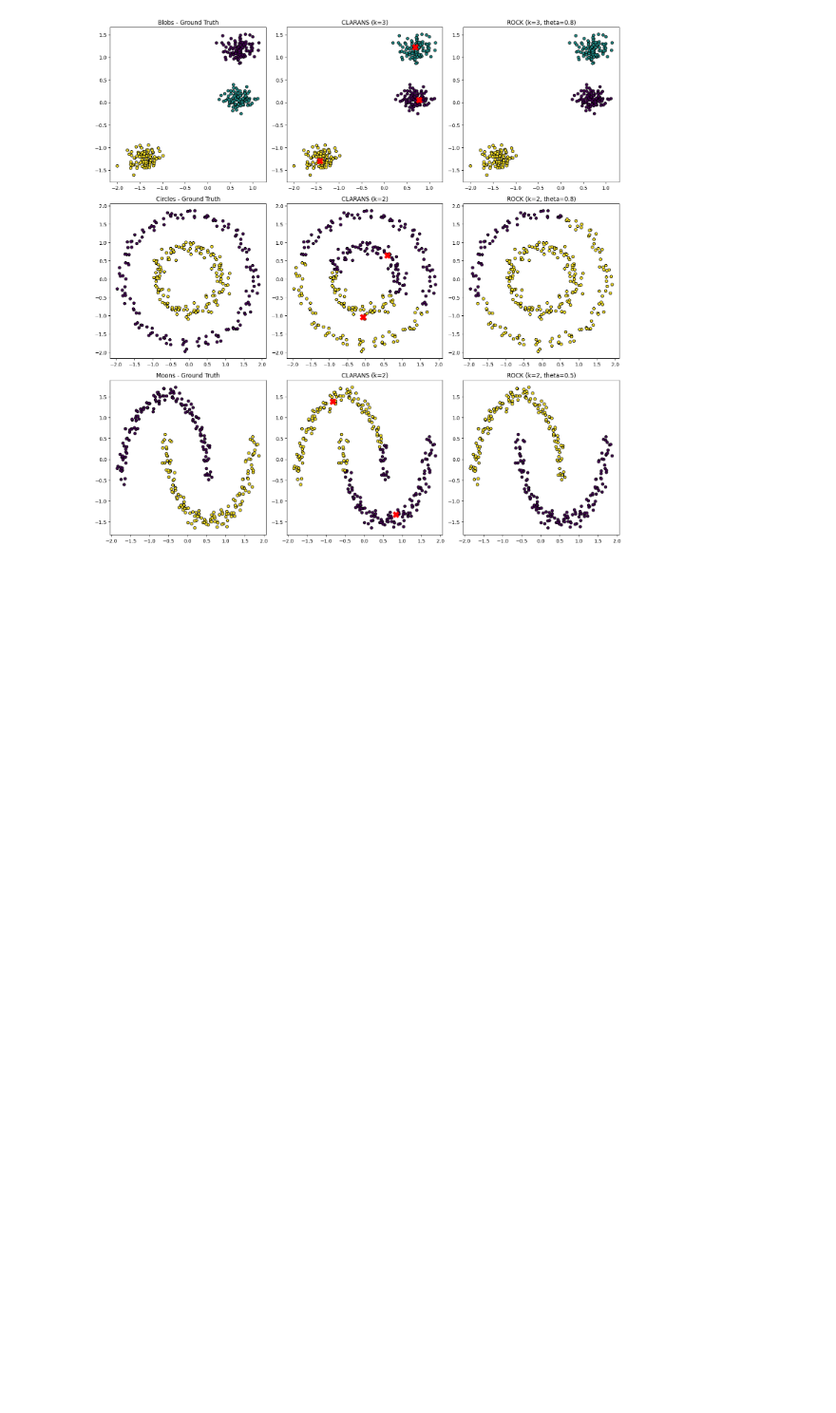
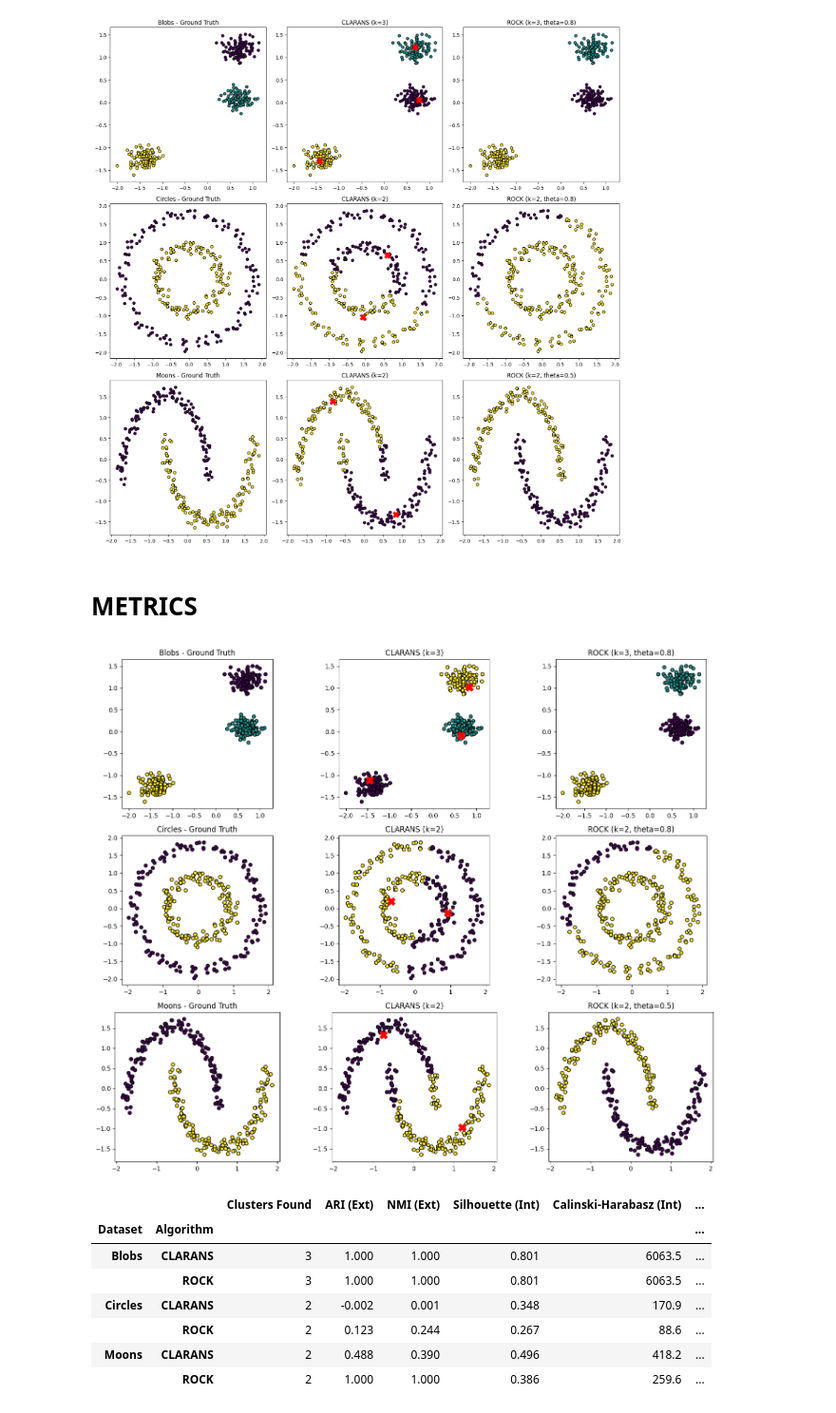
Before and after one commit to wojtek5739g/Data-Mining-Clustering, a Jupyter notebook: testing.ipynb, the cells around one changed output. Shown at 95% size. Saved outputs shown, nothing was run; the diff lists cells and outputs as text; code cells hidden in the pictures; blank space fills up the shorter version.

Commit message:
Metrics

```diff
--- a/testing.ipynb
+++ b/testing.ipynb
@@ -57,3 +57,5 @@ plt.tight_layout()
 plt.show()
 # %% [output]
 [figure]
+# %% [markdown]
+# METRICS
@@ -59,0 +69,8 @@ plt.show()
+# %%
+n_samples = 300
+loader = DataLoader(n_samples=n_samples)
+datasets = {
+    "Blobs": loader.get_blobs(),
+    "Circles": loader.get_circles(factor=0.5, noise=0.05),
+    "Moons": loader.get_moons(noise=0.05)
+}
@@ -59,0 +106,51 @@ plt.show()
+# %%
+fig, axes = plt.subplots(nrows=3, ncols=3, figsize=(15, 12))
+plt.subplots_adjust(hspace=0.3)
+
+for idx, (name, (X, y_true)) in enumerate(datasets.items()):
+    k_clusters = 3 if name == "Blobs" else 2
+
+    # Ground Truth Plot
+    axes[idx, 0].scatter(X[:, 0], X[:, 1], c=y_true, cmap='viridis', s=30, edgecolor='k')
+    axes[idx, 0].set_title(f"{name} - Ground Truth")
+    axes[idx, 0].set_aspect("equal", "box")
+
+    # CLARANS
+    clarans = CLARANS(k=k_clusters, numlocal=3, maxneighbor=5)
+    clarans.fit(X)
+    axes[idx, 1].scatter(X[:, 0], X[:, 1], c=clarans.labels_, cmap='viridis', s=30, edgecolor='k')
+    axes[idx, 1].scatter(clarans.medoids_vectors_[:, 0], clarans.medoids_vectors_[:, 1],
+                         c='red', marker='X', s=150, label='Medoids')
+    axes[idx, 1].set_title(f"CLARANS (k={k_clusters})")
+    axes[idx, 1].set_aspect("equal", "box")
+
+    # Collecting metrics for CLARANS
+    evaluation_results.append(evaluate_clustering(X, y_true, clarans.labels_, "CLARANS", name))
+
+    # ROCK
+    theta_val = 0.5 if name == "Moons" else 0.8
+    rock = ROCK(k=k_clusters, theta=theta_val)
+    rock.fit(X)
+    axes[idx, 2].scatter(X[:, 0], X[:, 1], c=rock.labels_, cmap='viridis', s=30, edgecolor='k')
+    axes[idx, 2].set_title(f"ROCK (k={k_clusters}, theta={theta_val})")
+    axes[idx, 2].set_aspect("equal", "box")
+
+    # Collecting metrics for ROCK
+    evaluation_results.append(evaluate_clustering(X, y_true, rock.labels_, "ROCK", name))
+
+plt.tight_layout()
+plt.show()
+
+df_results = pd.DataFrame(evaluation_results)
+df_results.set_index(["Dataset", "Algorithm"], inplace=True)
+display(df_results)
+# %% [output]
+[figure, added]
+|  |  | Clusters Found | ARI (Ext) | NMI (Ext) | Silhouette (Int) | Calinski-Harabasz (Int) | ... |
+| Dataset | Algorithm |  |  |  |  |  | ... |
+| Blobs | CLARANS | 3 | 1.000 | 1.000 | 0.801 | 6063.5 | ... |
+|  | ROCK | 3 | 1.000 | 1.000 | 0.801 | 6063.5 | ... |
+| Circles | CLARANS | 2 | -0.002 | 0.001 | 0.348 | 170.9 | ... |
+|  | ROCK | 2 | 0.123 | 0.244 | 0.267 | 88.6 | ... |
+| Moons | CLARANS | 2 | 0.488 | 0.390 | 0.496 | 418.2 | ... |
+|  | ROCK | 2 | 1.000 | 1.000 | 0.386 | 259.6 | ... |
```
Also changed, not shown: parts of 3 cells of this notebook, 2 other files.
